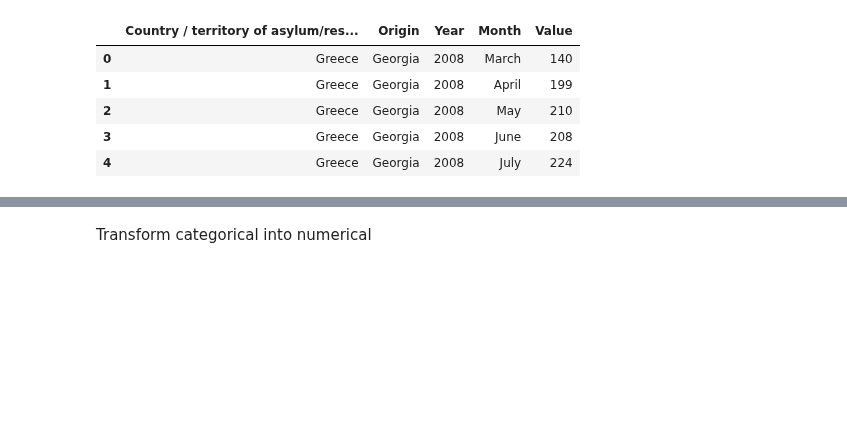
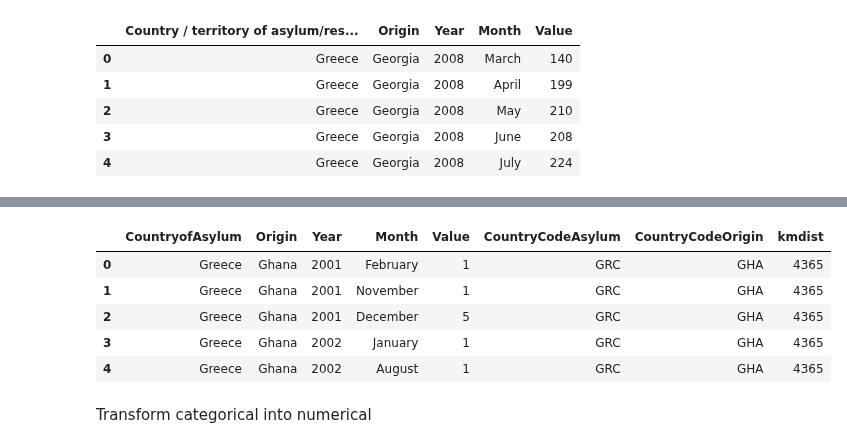
Before and after one commit to UNCG-CSE/World-Refugee-Forecast, a Jupyter notebook: src/SGDRegressor.ipynb, the cells around one changed output, grey strips where cells are left out. Saved outputs shown, nothing was run; the diff lists cells and outputs as text; code cells hidden in the pictures; blank space fills up the shorter version.

```diff
--- a/src/SGDRegressor.ipynb
+++ b/src/SGDRegressor.ipynb
@@ -38,0 +92,3 @@ monthlyAsylumSeekers.head()
+# %%
+GDP.rename(columns={'CountryofAsylum':'Origin'}, inplace=True)
+GDP.head()
@@ -38,0 +104,4 @@ monthlyAsylumSeekers.head()
+# %%
+Combined=Combined.merge(GDP,on='Origin', how='inner')
+Combined.rename(columns={'Country Code':'CountryCodeOrigin'}, inplace=True)
+Combined.head()
@@ -38,0 +117,4 @@ monthlyAsylumSeekers.head()
+# %%
+capitalDistance= pd.read_csv("../data/capdist.csv", sep=',', engine='python', encoding ='latin1')
+capitalDistance.drop(capitalDistance.columns[[0,2,5]], axis=1, inplace=True)
+capitalDistance.head()
@@ -38,0 +130,3 @@ monthlyAsylumSeekers.head()
+# %%
+capitalDistance.rename(columns={'ida':'CountryCodeAsylum','idb':'CountryCodeOrigin'}, inplace=True)
+capitalDistance.head()
@@ -39,3 +140,13 @@ monthlyAsylumSeekers.head()
+# %%
+final=Combined.merge(capitalDistance, on=['CountryCodeAsylum', 'CountryCodeOrigin'], how='inner')
+final.head()
+# %% [output]
+|  | CountryofAsylum | Origin | Year | Month | Value | CountryCodeAsylum | CountryCodeOrigin | kmdist |
+| 0 | Greece | Ghana | 2001 | February | 1 | GRC | GHA | 4365 |
+| 1 | Greece | Ghana | 2001 | November | 1 | GRC | GHA | 4365 |
+| 2 | Greece | Ghana | 2001 | December | 5 | GRC | GHA | 4365 |
+| 3 | Greece | Ghana | 2002 | January | 1 | GRC | GHA | 4365 |
+| 4 | Greece | Ghana | 2002 | August | 1 | GRC | GHA | 4365 |
 # %%
 from sklearn import preprocessing
 countryTrainer=preprocessing.LabelEncoder()
```
Also changed, not shown: parts of 19 cells of this notebook, 1 other file.
